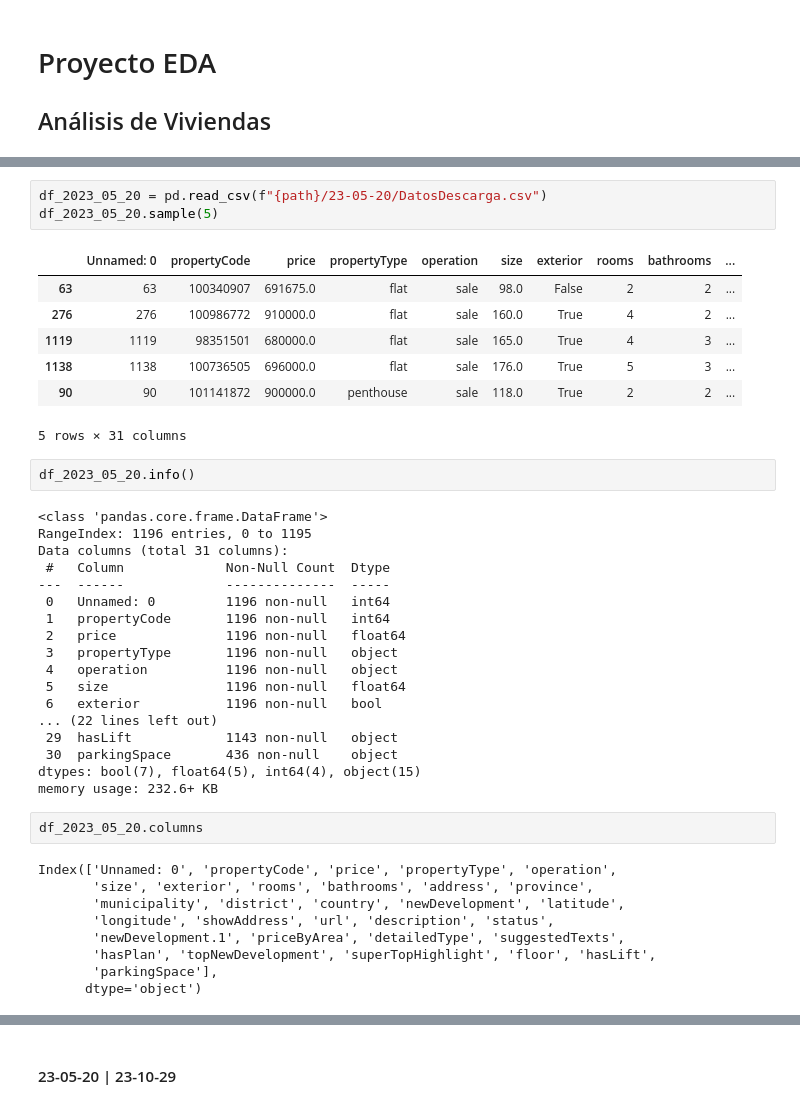
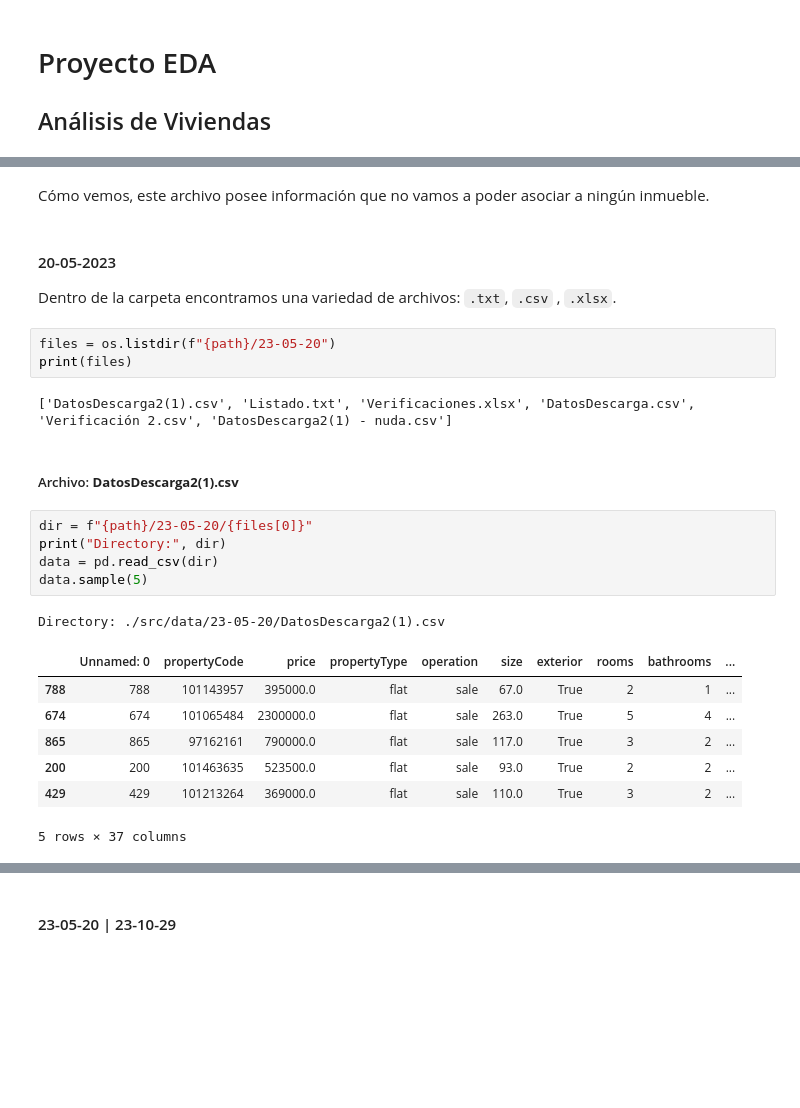
Before and after one commit to asgr29/EDA_Inmuebles_Idealista, a Jupyter notebook: src/notebooks/notebook-eda.ipynb, the cells around one changed output, grey strips where cells are left out. Cells and saved outputs as stored; diff of their text form; blank space fills up the shorter version.

Commit message:
Carga de datos 21-04-2023, 20-05-2023 y 19-06-2023

```diff
--- a/src/notebooks/notebook-eda.ipynb
+++ b/src/notebooks/notebook-eda.ipynb
@@ -27,42 +184,27 @@ dirs = os.listdir(path)
+# %% [markdown]
+Cómo vemos, este archivo posee información que no vamos a poder asociar a ningún inmueble.
+# %% [markdown]
+#### 20-05-2023
+
+Dentro de la carpeta encontramos una variedad de archivos: `.txt`, `.csv` , `.xlsx`.
+# %%
+files = os.listdir(f"{path}/23-05-20")
+print(files)
+# %% [output]
+['DatosDescarga2(1).csv', 'Listado.txt', 'Verificaciones.xlsx', 'DatosDescarga.csv', 'Verificación 2.csv', 'DatosDescarga2(1) - nuda.csv']
+# %% [markdown]
+##### Archivo: **DatosDescarga2(1).csv**
 # %%
-df_2023_05_20 = pd.read_csv(f"{path}/23-05-20/DatosDescarga.csv")
-df_2023_05_20.sample(5)
+dir = f"{path}/23-05-20/{files[0]}"
+print("Directory:", dir)
+data = pd.read_csv(dir)
+data.sample(5)
 # %% [output]
+Directory: ./src/data/23-05-20/DatosDescarga2(1).csv
 |  | Unnamed: 0 | propertyCode | price | propertyType | operation | size | exterior | rooms | bathrooms | ... |
-| 63 | 63 | 100340907 | 691675.0 | flat | sale | 98.0 | False | 2 | 2 | ... |
-| 276 | 276 | 100986772 | 910000.0 | flat | sale | 160.0 | True | 4 | 2 | ... |
-| 1119 | 1119 | 98351501 | 680000.0 | flat | sale | 165.0 | True | 4 | 3 | ... |
-| 1138 | 1138 | 100736505 | 696000.0 | flat | sale | 176.0 | True | 5 | 3 | ... |
-| 90 | 90 | 101141872 | 900000.0 | penthouse | sale | 118.0 | True | 2 | 2 | ... |
+| 788 | 788 | 101143957 | 395000.0 | flat | sale | 67.0 | True | 2 | 1 | ... |
+| 674 | 674 | 101065484 | 2300000.0 | flat | sale | 263.0 | True | 5 | 4 | ... |
+| 865 | 865 | 97162161 | 790000.0 | flat | sale | 117.0 | True | 3 | 2 | ... |
+| 200 | 200 | 101463635 | 523500.0 | flat | sale | 93.0 | True | 2 | 2 | ... |
+| 429 | 429 | 101213264 | 369000.0 | flat | sale | 110.0 | True | 3 | 2 | ... |
-5 rows × 31 columns
+5 rows × 37 columns
-# %%
-df_2023_05_20.info()
-# %% [output]
-<class 'pandas.core.frame.DataFrame'>
-RangeIndex: 1196 entries, 0 to 1195
-Data columns (total 31 columns):
- #   Column             Non-Null Count  Dtype
----  ------             --------------  -----
- 0   Unnamed: 0         1196 non-null   int64
- 1   propertyCode       1196 non-null   int64
- 2   price              1196 non-null   float64
- 3   propertyType       1196 non-null   object
- 4   operation          1196 non-null   object
- 5   size               1196 non-null   float64
- 6   exterior           1196 non-null   bool
-... (22 lines left out)
- 29  hasLift            1143 non-null   object
- 30  parkingSpace       436 non-null    object
-dtypes: bool(7), float64(5), int64(4), object(15)
-memory usage: 232.6+ KB
-# %%
-df_2023_05_20.columns
-# %% [output]
-Index(['Unnamed: 0', 'propertyCode', 'price', 'propertyType', 'operation',
-       'size', 'exterior', 'rooms', 'bathrooms', 'address', 'province',
-       'municipality', 'district', 'country', 'newDevelopment', 'latitude',
-       'longitude', 'showAddress', 'url', 'description', 'status',
-       'newDevelopment.1', 'priceByArea', 'detailedType', 'suggestedTexts',
-       'hasPlan', 'topNewDevelopment', 'superTopHighlight', 'floor', 'hasLift',
-       'parkingSpace'],
-      dtype='object')
```
Also changed, not shown: parts of 66 cells of this notebook, 1 other file.
